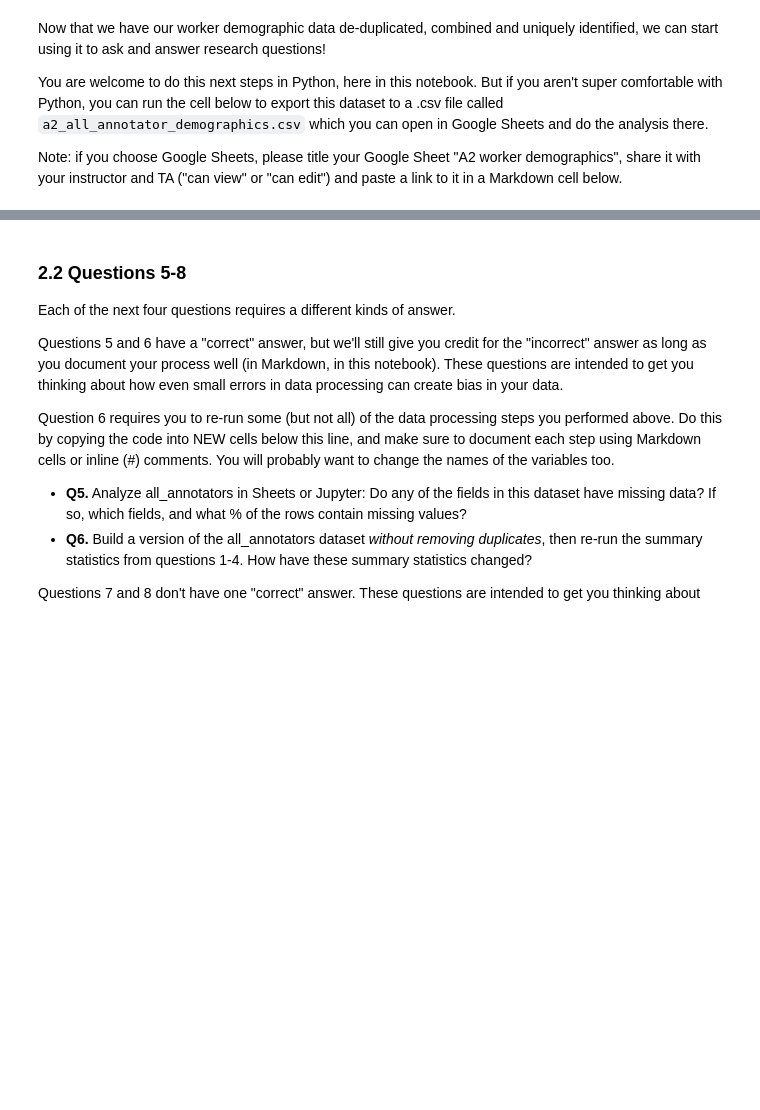
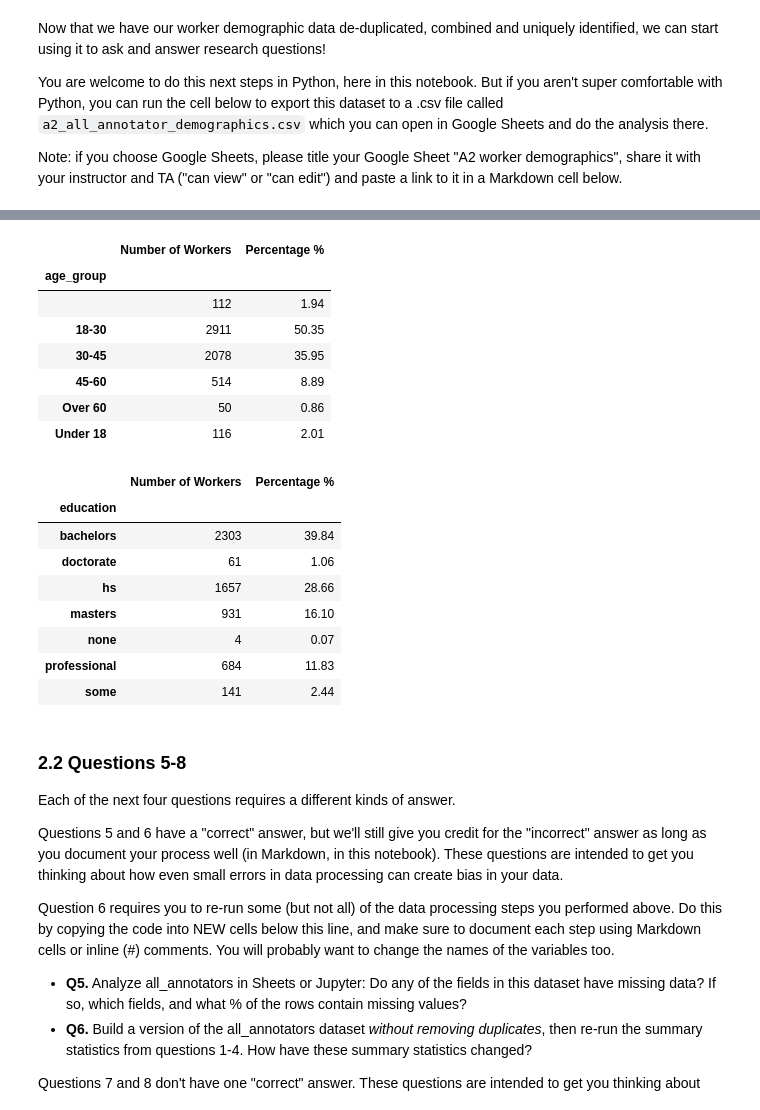
Before and after one commit to yureixas/hcde-410, a Jupyter notebook: A2/hcde410-a2.ipynb, the cells around one changed output, grey strips where cells are left out. Drawn from its saved outputs; the diff is of its cells as text; code cells hidden in the pictures; blank space fills up the shorter version.

Commit message:
Questions 1-4 Answers, and initial tables + README statement started

```diff
--- a/A2/hcde410-a2.ipynb
+++ b/A2/hcde410-a2.ipynb
@@ -403,0 +434,63 @@ Use both Markdown and code-formatted cells.
+# %%
+#[Here's a starter code cell for Q1-Q4]
+import requests
+import pandas as pd
+import matplotlib.pyplot as plt
+from IPython.display import display
+import math
+
+df = pd.DataFrame(all_annotators)
+df.head()
+
+#Q1. What is the gender distribution of these workers?
+by_gender = df.groupby("gender").size()
+
+gender_percentage = (by_gender / by_gender.sum() * 100).round(2)
+
+gender_data = {
+    "Number of Workers": by_gender,
+    "Percentage %": gender_percentage
+}
+
+gender_table = pd.DataFrame(data=gender_data)
+display(gender_table)
+
+
+#Q2. What is the distribution of the workers by first language?
+by_language = df.groupby("english_first_language").size()
+
+language_percentage = (by_language / by_language.sum() * 100).round(2)
+
+language_data = {
+    "Number of Workers": by_language,
+    "Percentage %": language_percentage
+}
+language_table = pd.DataFrame(data= language_data)
+display(language_table)
+
+#Q3. What is the distribution of these workers by age group?
+
+by_age_group = df.groupby("age_group").size()
+
+age_group_percentage = (by_age_group / by_age_group.sum() * 100).round(2)
+
+age_group_data = {
+    "Number of Workers": by_age_group,
+    "Percentage %": age_group_percentage
+}
+age_group_table = pd.DataFrame(data=age_group_data)
+display(age_group_table)
+
+#Q4. What is the distribution of these workers by education level?
+
+by_education = df.groupby("education").size()
+
+education_percentage = (by_education / by_education.sum() * 100).round(2)
+
+education_data = {
+    "Number of Workers": by_education,
+    "Percentage %": education_percentage
+}
+education_table = pd.DataFrame(data=education_data)
+display(education_table)
+# %% [output]
@@ -404,3 +506,20 @@ Use both Markdown and code-formatted cells.
+|  | Number of Workers | Percentage % |
+| age_group |  |  |
+|  | 112 | 1.94 |
+| 18-30 | 2911 | 50.35 |
+| 30-45 | 2078 | 35.95 |
+| 45-60 | 514 | 8.89 |
+| Over 60 | 50 | 0.86 |
+| Under 18 | 116 | 2.01 |
+|  | Number of Workers | Percentage % |
+| education |  |  |
+| bachelors | 2303 | 39.84 |
+| doctorate | 61 | 1.06 |
+| hs | 1657 | 28.66 |
+| masters | 931 | 16.10 |
+| none | 4 | 0.07 |
+| professional | 684 | 11.83 |
+| some | 141 | 2.44 |
 # %% [markdown]
 ### 2.2 Questions 5-8
 
```
Also changed, not shown: parts of 8 cells of this notebook, 1 other file.
